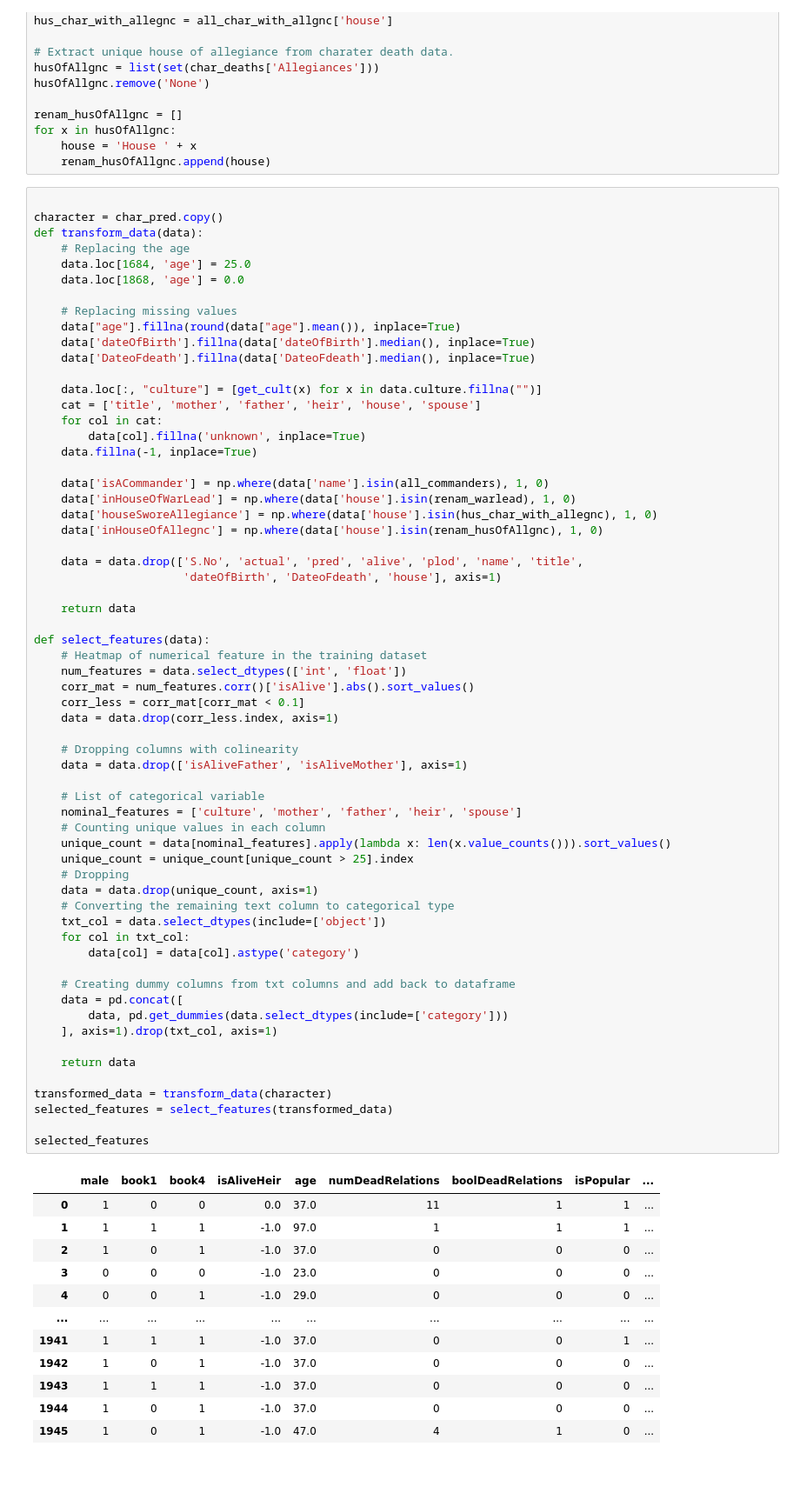
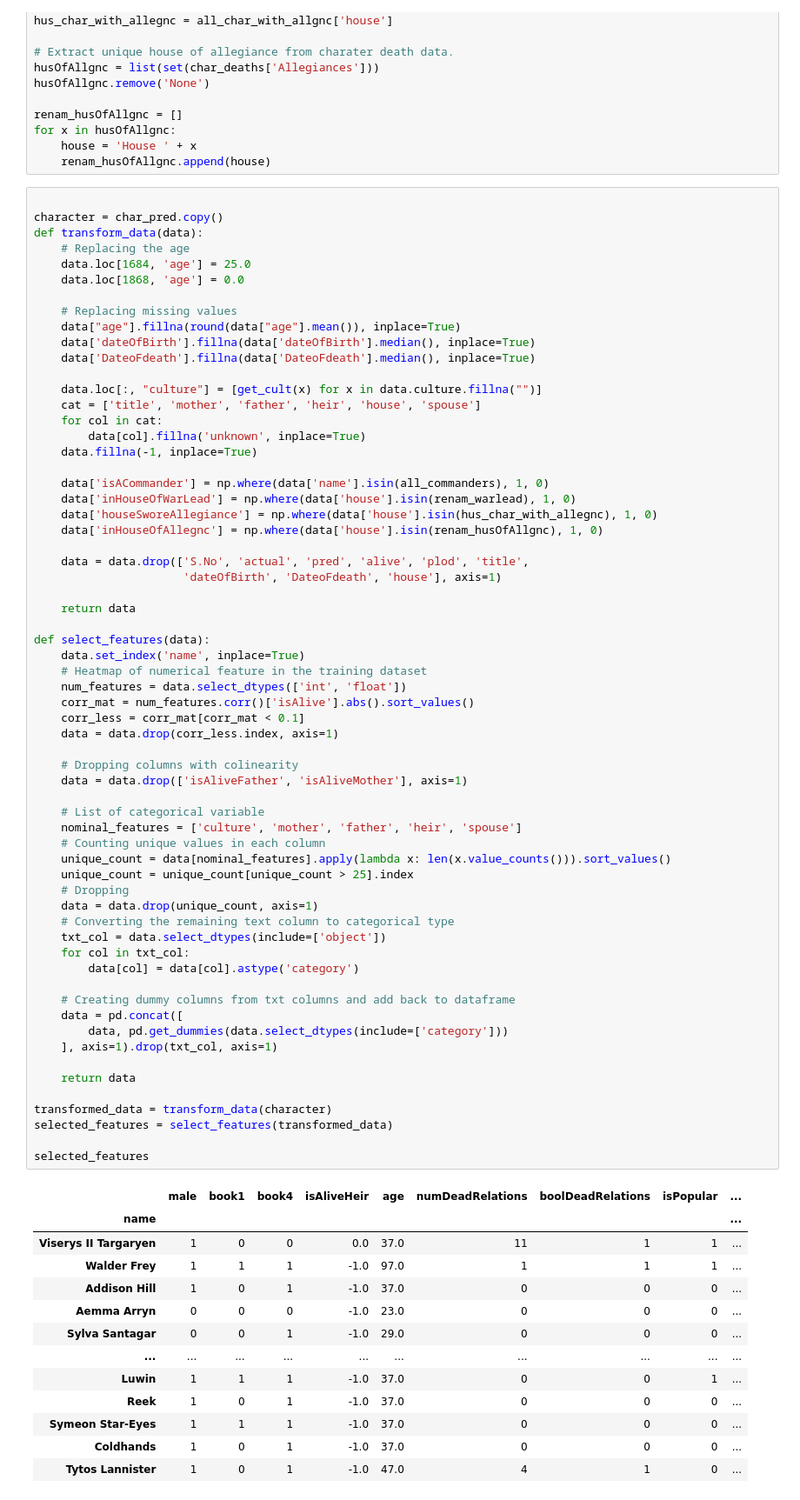
Before and after one commit to TelRich/GOT_Character_Death_Prediction, a Jupyter notebook: GOT-PT2_Data_Cleaning-Feat_Eng.ipynb, the cells around one changed output. Shown at 87% size. Cells and saved outputs as stored; diff of their text form; blank space fills up the shorter version.

Commit message:
remodified notebooks to include characters name

```diff
--- a/GOT-PT2_Data_Cleaning-Feat_Eng.ipynb
+++ b/GOT-PT2_Data_Cleaning-Feat_Eng.ipynb
@@ -125,12 +125,13 @@ def transform_data(data):
     data['houseSworeAllegiance'] = np.where(data['house'].isin(hus_char_with_allegnc), 1, 0)
     data['inHouseOfAllegnc'] = np.where(data['house'].isin(renam_husOfAllgnc), 1, 0)
 
-    data = data.drop(['S.No', 'actual', 'pred', 'alive', 'plod', 'name', 'title',
+    data = data.drop(['S.No', 'actual', 'pred', 'alive', 'plod', 'title',
                       'dateOfBirth', 'DateoFdeath', 'house'], axis=1)
 
     return data
 
 def select_features(data):
+    data.set_index('name', inplace=True)
     # Heatmap of numerical feature in the training dataset
     num_features = data.select_dtypes(['int', 'float'])
     corr_mat = num_features.corr()['isAlive'].abs().sort_values()
@@ -138,42 +139,43 @@ def select_features(data):
     data = data.drop(corr_less.index, axis=1)
 
     # Dropping columns with colinearity
     data = data.drop(['isAliveFather', 'isAliveMother'], axis=1)
 
     # List of categorical variable
     nominal_features = ['culture', 'mother', 'father', 'heir', 'spouse']
     # Counting unique values in each column
     unique_count = data[nominal_features].apply(lambda x: len(x.value_counts())).sort_values()
     unique_count = unique_count[unique_count > 25].index
     # Dropping
     data = data.drop(unique_count, axis=1)
     # Converting the remaining text column to categorical type
     txt_col = data.select_dtypes(include=['object'])
     for col in txt_col:
         data[col] = data[col].astype('category')
 
     # Creating dummy columns from txt columns and add back to dataframe
     data = pd.concat([
         data, pd.get_dummies(data.select_dtypes(include=['category']))
     ], axis=1).drop(txt_col, axis=1)
 
     return data
 
 transformed_data = transform_data(character)
 selected_features = select_features(transformed_data)
 
 selected_features
 # %% [output]
 |  | male | book1 | book4 | isAliveHeir | age | numDeadRelations | boolDeadRelations | isPopular | ... |
-| 0 | 1 | 0 | 0 | 0.0 | 37.0 | 11 | 1 | 1 | ... |
-| 1 | 1 | 1 | 1 | -1.0 | 97.0 | 1 | 1 | 1 | ... |
-| 2 | 1 | 0 | 1 | -1.0 | 37.0 | 0 | 0 | 0 | ... |
-| 3 | 0 | 0 | 0 | -1.0 | 23.0 | 0 | 0 | 0 | ... |
-| 4 | 0 | 0 | 1 | -1.0 | 29.0 | 0 | 0 | 0 | ... |
+| name |  |  |  |  |  |  |  |  | ... |
+| Viserys II Targaryen | 1 | 0 | 0 | 0.0 | 37.0 | 11 | 1 | 1 | ... |
+| Walder Frey | 1 | 1 | 1 | -1.0 | 97.0 | 1 | 1 | 1 | ... |
+| Addison Hill | 1 | 0 | 1 | -1.0 | 37.0 | 0 | 0 | 0 | ... |
+| Aemma Arryn | 0 | 0 | 0 | -1.0 | 23.0 | 0 | 0 | 0 | ... |
+| Sylva Santagar | 0 | 0 | 1 | -1.0 | 29.0 | 0 | 0 | 0 | ... |
 | ... | ... | ... | ... | ... | ... | ... | ... | ... | ... |
-| 1941 | 1 | 1 | 1 | -1.0 | 37.0 | 0 | 0 | 1 | ... |
-| 1942 | 1 | 0 | 1 | -1.0 | 37.0 | 0 | 0 | 0 | ... |
-| 1943 | 1 | 1 | 1 | -1.0 | 37.0 | 0 | 0 | 0 | ... |
-| 1944 | 1 | 0 | 1 | -1.0 | 37.0 | 0 | 0 | 0 | ... |
-| 1945 | 1 | 0 | 1 | -1.0 | 47.0 | 4 | 1 | 0 | ... |
+| Luwin | 1 | 1 | 1 | -1.0 | 37.0 | 0 | 0 | 1 | ... |
+| Reek | 1 | 0 | 1 | -1.0 | 37.0 | 0 | 0 | 0 | ... |
+| Symeon Star-Eyes | 1 | 1 | 1 | -1.0 | 37.0 | 0 | 0 | 0 | ... |
+| Coldhands | 1 | 0 | 1 | -1.0 | 37.0 | 0 | 0 | 0 | ... |
+| Tytos Lannister | 1 | 0 | 1 | -1.0 | 47.0 | 4 | 1 | 0 | ... |
 1946 rows × 73 columns
```
Also changed, not shown: parts of 1 cell of this notebook, 1 other file.
